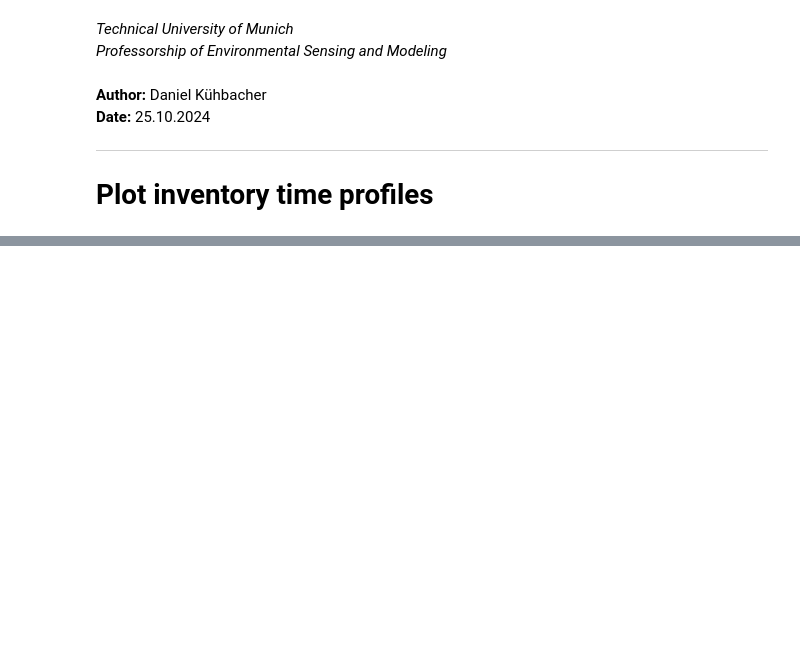
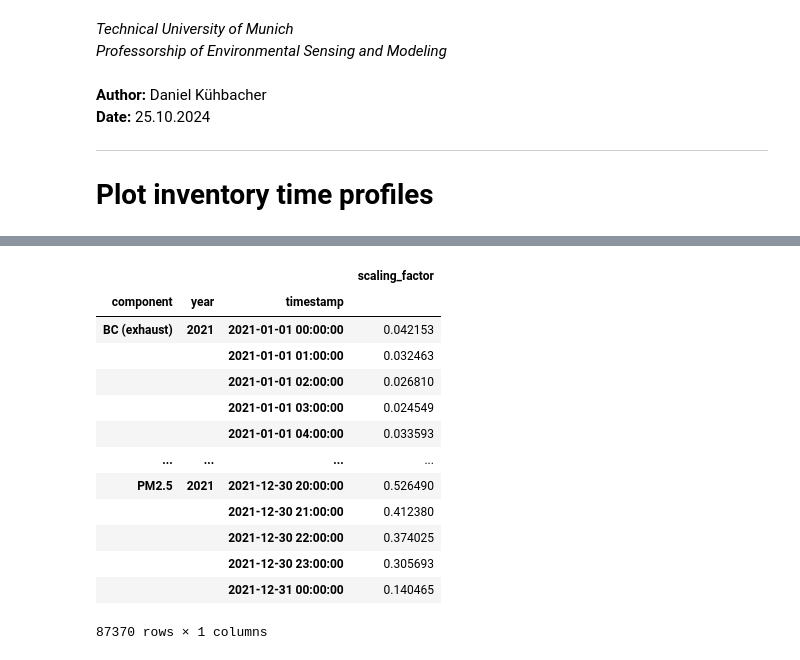
Before and after one commit to tum-esm/drive-inventory, a Jupyter notebook: notebooks/plotting and diagnostics/plot_inventory_timeprofiles.ipynb, the cells around one changed output, grey strips where cells are left out. Drawn from its saved outputs; the diff is of its cells as text; code cells hidden in the pictures; blank space fills up the shorter version.

```diff
--- a/notebooks/plotting and diagnostics/plot_inventory_timeprofiles.ipynb
+++ b/notebooks/plotting and diagnostics/plot_inventory_timeprofiles.ipynb
@@ -94,3 +94,20 @@ plt.show()
+# %%
+temp_cold_start
+# %% [output]
+|  |  |  | scaling_factor |
+| component | year | timestamp |  |
+| BC (exhaust) | 2021 | 2021-01-01 00:00:00 | 0.042153 |
+|  |  | 2021-01-01 01:00:00 | 0.032463 |
+|  |  | 2021-01-01 02:00:00 | 0.026810 |
+|  |  | 2021-01-01 03:00:00 | 0.024549 |
+|  |  | 2021-01-01 04:00:00 | 0.033593 |
+| ... | ... | ... | ... |
+| PM2.5 | 2021 | 2021-12-30 20:00:00 | 0.526490 |
+|  |  | 2021-12-30 21:00:00 | 0.412380 |
+|  |  | 2021-12-30 22:00:00 | 0.374025 |
+|  |  | 2021-12-30 23:00:00 | 0.305693 |
+|  |  | 2021-12-31 00:00:00 | 0.140465 |
+87370 rows × 1 columns
 # %%
 # make a combiend plot
 fig, ax = plt.subplots(1,2, figsize=(10, 3), sharey=True, tight_layout=True)
```
Also changed, not shown: parts of 10 cells of this notebook, 1 other file.
